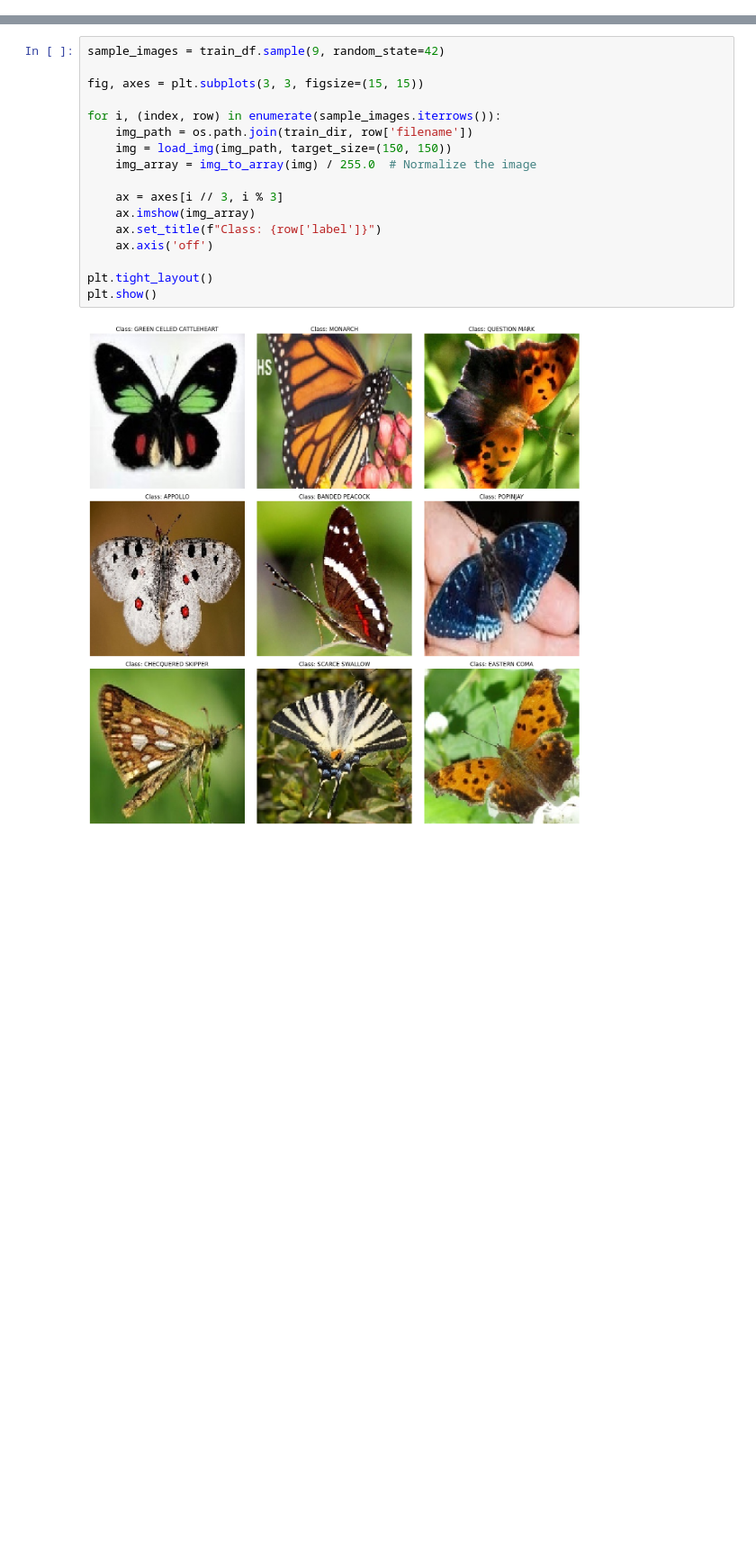
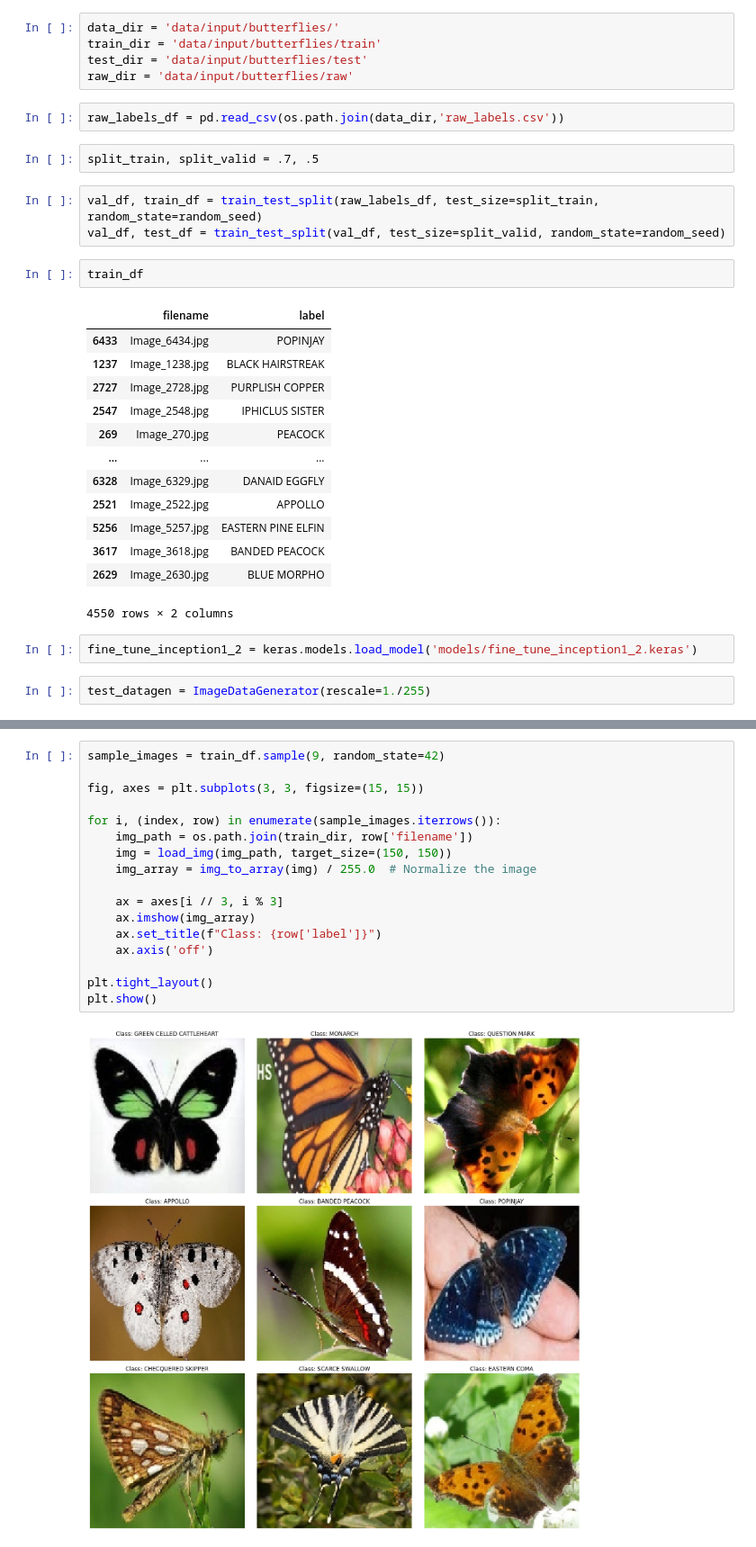
Before and after one commit to r-ballard/dats6202-proj, a Jupyter notebook: butterfly_cnn.ipynb, the cells around one changed output, grey strips where cells are left out. Shown at 90% size. Drawn from its saved outputs; the diff is of its cells as text; blank space fills up the shorter version.

```diff
--- a/butterfly_cnn.ipynb
+++ b/butterfly_cnn.ipynb
@@ -33,0 +42,32 @@ test_df = pd.read_csv(f'{data_dir}Testing_set.csv')
+# %%
+data_dir = 'data/input/butterflies/'
+train_dir = 'data/input/butterflies/train'
+test_dir = 'data/input/butterflies/test'
+raw_dir = 'data/input/butterflies/raw'
+# %%
+raw_labels_df = pd.read_csv(os.path.join(data_dir,'raw_labels.csv'))
+# %%
+split_train, split_valid = .7, .5
+# %%
+val_df, train_df = train_test_split(raw_labels_df, test_size=split_train, random_state=random_seed)
+val_df, test_df = train_test_split(val_df, test_size=split_valid, random_state=random_seed)
+# %%
+train_df
+# %% [output]
+|  | filename | label |
+| 6433 | Image_6434.jpg | POPINJAY |
+| 1237 | Image_1238.jpg | BLACK HAIRSTREAK |
+| 2727 | Image_2728.jpg | PURPLISH COPPER |
+| 2547 | Image_2548.jpg | IPHICLUS SISTER |
+| 269 | Image_270.jpg | PEACOCK |
+| ... | ... | ... |
+| 6328 | Image_6329.jpg | DANAID EGGFLY |
+| 2521 | Image_2522.jpg | APPOLLO |
+| 5256 | Image_5257.jpg | EASTERN PINE ELFIN |
+| 3617 | Image_3618.jpg | BANDED PEACOCK |
+| 2629 | Image_2630.jpg | BLUE MORPHO |
+4550 rows × 2 columns
+# %%
+fine_tune_inception1_2 = keras.models.load_model('models/fine_tune_inception1_2.keras')
+# %%
+test_datagen = ImageDataGenerator(rescale=1./255)
```
Also changed, not shown: parts of 41 cells of this notebook, 2 other files.
